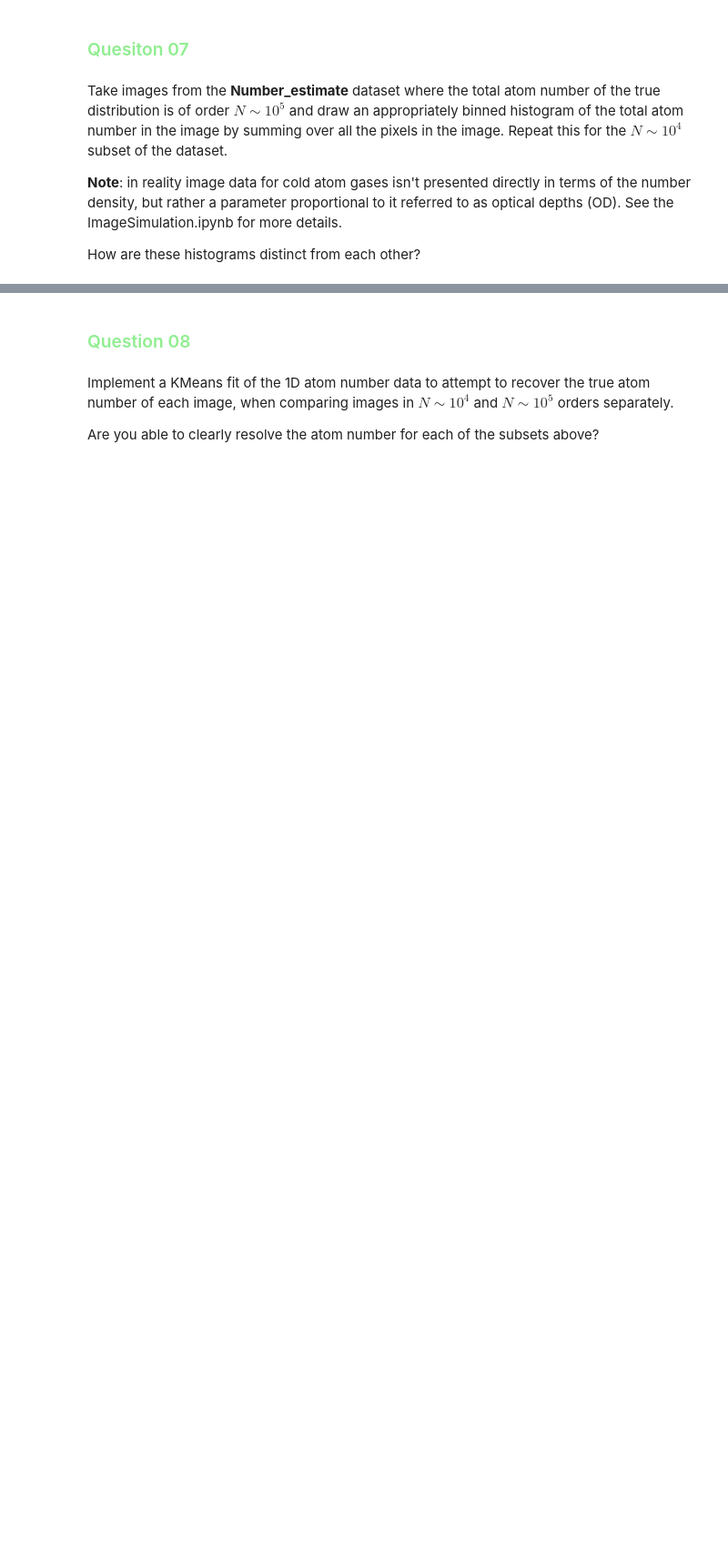
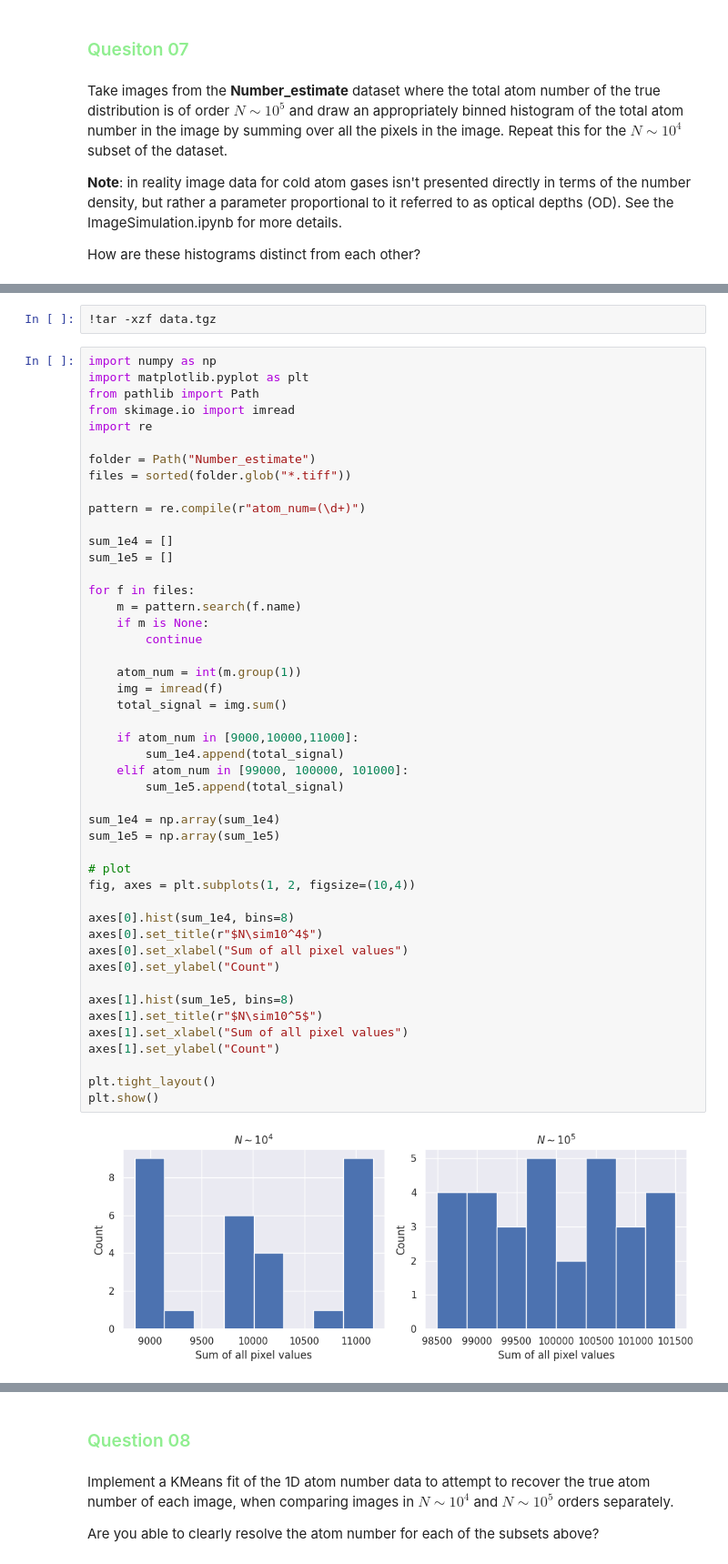
Before and after one commit to Ericlai2006/code, a Jupyter notebook: _sources/projects/Project_01_AberratedImages.ipynb, the cells around one changed output, grey strips where cells are left out. Shown at 91% size. Saved outputs shown, nothing was run; the diff lists cells and outputs as text; blank space fills up the shorter version.

```diff
--- a/_sources/projects/Project_01_AberratedImages.ipynb
+++ b/_sources/projects/Project_01_AberratedImages.ipynb
@@ -142,0 +160,51 @@ How are these histograms distinct from each other?
+# %%
+!tar -xzf data.tgz
+# %%
+import numpy as np
+import matplotlib.pyplot as plt
+from pathlib import Path
+from skimage.io import imread
+import re
+
+folder = Path("Number_estimate")
+files = sorted(folder.glob("*.tiff"))
+
+pattern = re.compile(r"atom_num=(\d+)")
+
+sum_1e4 = []
+sum_1e5 = []
+
+for f in files:
+    m = pattern.search(f.name)
+    if m is None:
+        continue
+
+    atom_num = int(m.group(1))
+    img = imread(f)
+    total_signal = img.sum()
+
+    if atom_num in [9000,10000,11000]:
+        sum_1e4.append(total_signal)
+    elif atom_num in [99000, 100000, 101000]:
+        sum_1e5.append(total_signal)
+
+sum_1e4 = np.array(sum_1e4)
+sum_1e5 = np.array(sum_1e5)
+
+# plot
+fig, axes = plt.subplots(1, 2, figsize=(10,4))
+
+axes[0].hist(sum_1e4, bins=8)
+axes[0].set_title(r"$N\sim10^4$")
+axes[0].set_xlabel("Sum of all pixel values")
+axes[0].set_ylabel("Count")
+
+axes[1].hist(sum_1e5, bins=8)
+axes[1].set_title(r"$N\sim10^5$")
+axes[1].set_xlabel("Sum of all pixel values")
+axes[1].set_ylabel("Count")
+
+plt.tight_layout()
+plt.show()
+# %% [output]
+[figure, added]
```
Also changed, not shown: parts of 17 cells of this notebook.
